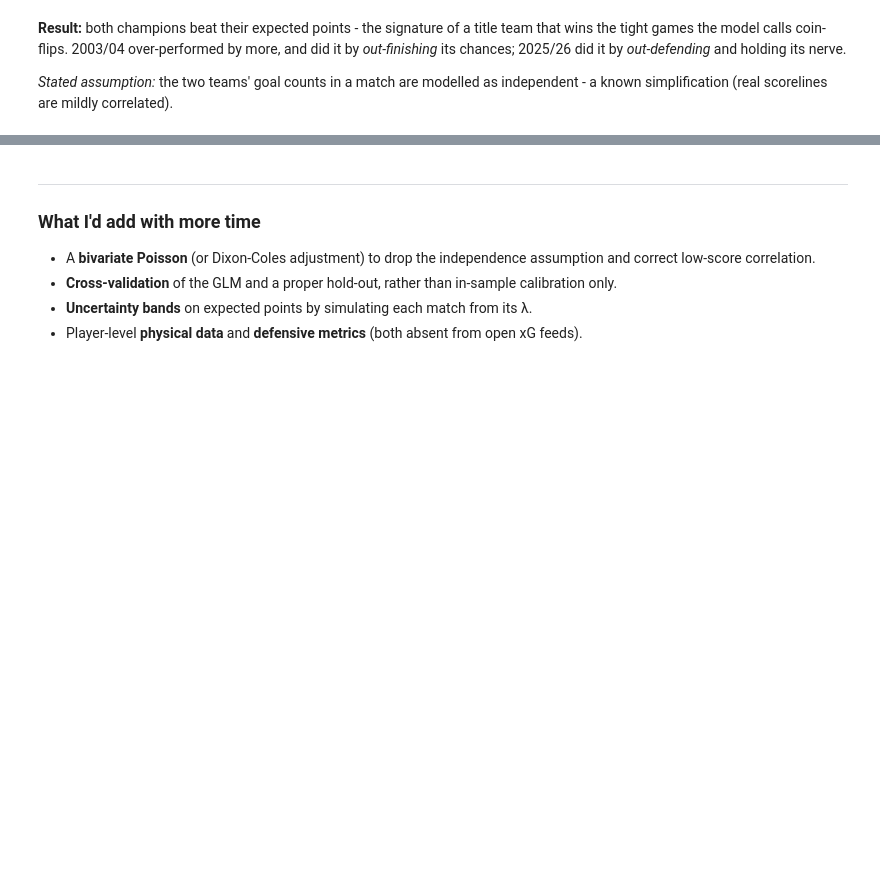
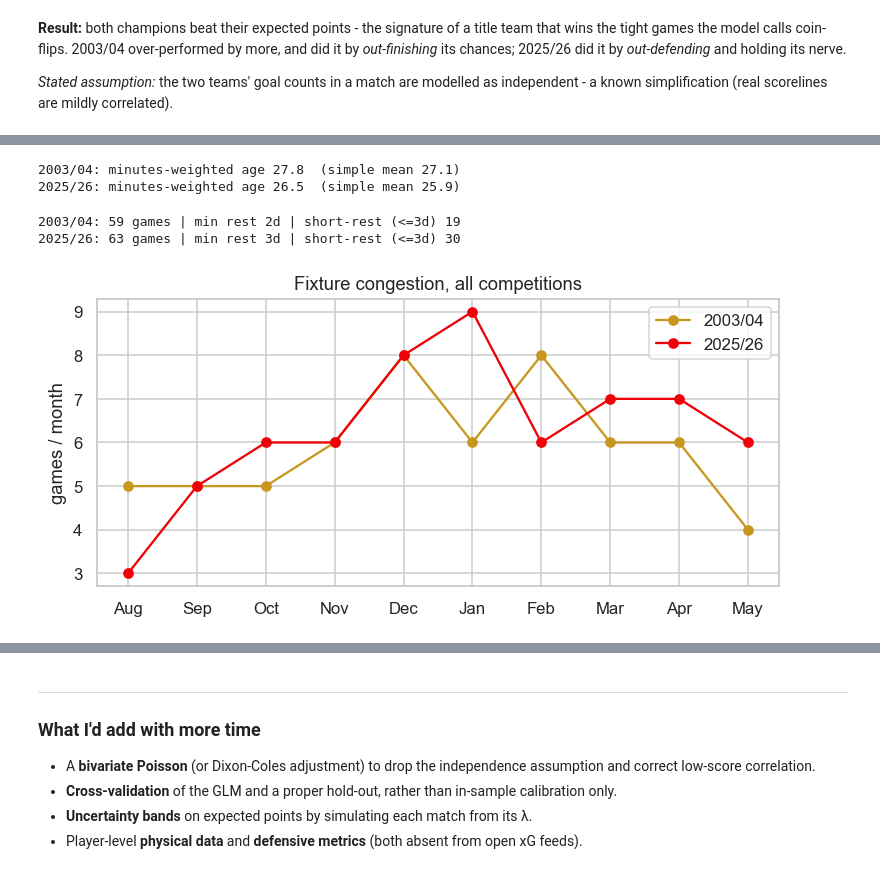
Before and after one commit to emersongideon/arsenal-eras, a Jupyter notebook: analysis.ipynb, the cells around one changed output, grey strips where cells are left out. Drawn from its saved outputs; the diff is of its cells as text; code cells hidden in the pictures; blank space fills up the shorter version.

```diff
--- a/analysis.ipynb
+++ b/analysis.ipynb
@@ -289,0 +334,39 @@ Thought experiment (default VAR assumption): {'low': 82.0, 'high': 88.0} pts
+# %%
+from datetime import date
+
+# Minutes-weighted squad age: join minutes onto birthdates, weight by minutes (numpy).
+players = pd.concat([loaders.load_statsbomb_players(),
+                     loaders.load_understat_players()], ignore_index=True)
+players = players[players.minutes > 0].copy()
+players["dob"] = players.player.map(sources.BIRTHDATE)
+
+def age_on(dob, ref):
+    b, r = date.fromisoformat(dob), date.fromisoformat(ref)
+    return (r - b).days / 365.25
+
+ref = {"2003/04": "2004-01-01", "2025/26": "2026-01-01"}
+for s in ["2003/04", "2025/26"]:
+    d = players[players.season == s]
+    ages = d.dob.map(lambda x, s=s: age_on(x, ref[s]))
+    wtd = np.average(ages, weights=d.minutes)
+    print(f"{s}: minutes-weighted age {wtd:.1f}  (simple mean {ages.mean():.1f})")
+# %% [output]
+2003/04: minutes-weighted age 27.8  (simple mean 27.1)
+2025/26: minutes-weighted age 26.5  (simple mean 25.9)
+# %%
+# Fixture congestion from real all-competition dates (pandas datetime).
+fig, ax = plt.subplots(figsize=(8, 3.4))
+for s, color in [("2003/04", GOLD), ("2025/26", RED)]:
+    dates = pd.to_datetime(sorted(d for d, _ in sources.FIXTURES[s]))
+    gaps = dates.to_series().diff().dt.days.dropna()
+    per_month = pd.Series(1, index=dates).resample("MS").sum()
+    ax.plot(range(len(per_month)), per_month.values, "-o", color=color, label=s)
+    print(f"{s}: {len(dates)} games | min rest {int(gaps.min())}d | "
+          f"short-rest (<=3d) {(gaps <= 3).sum()}")
+ax.set_xticks(range(10)); ax.set_xticklabels(["Aug","Sep","Oct","Nov","Dec","Jan","Feb","Mar","Apr","May"])
+ax.set_ylabel("games / month"); ax.set_title("Fixture congestion, all competitions"); ax.legend()
+plt.show()
+# %% [output]
+2003/04: 59 games | min rest 2d | short-rest (<=3d) 19
+2025/26: 63 games | min rest 3d | short-rest (<=3d) 30
+[figure, added]
```
Also changed, not shown: parts of 12 cells of this notebook, 51 other files.
